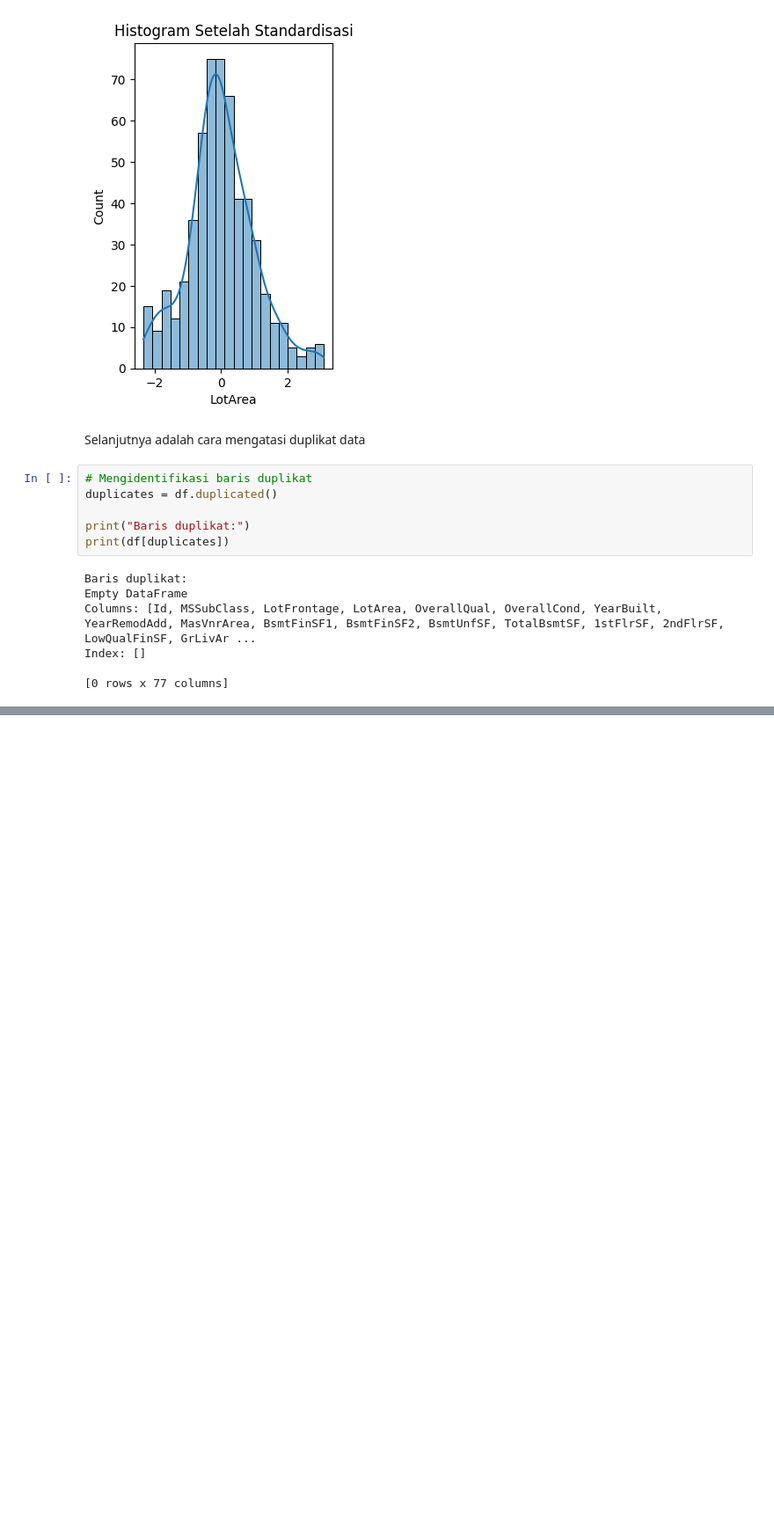
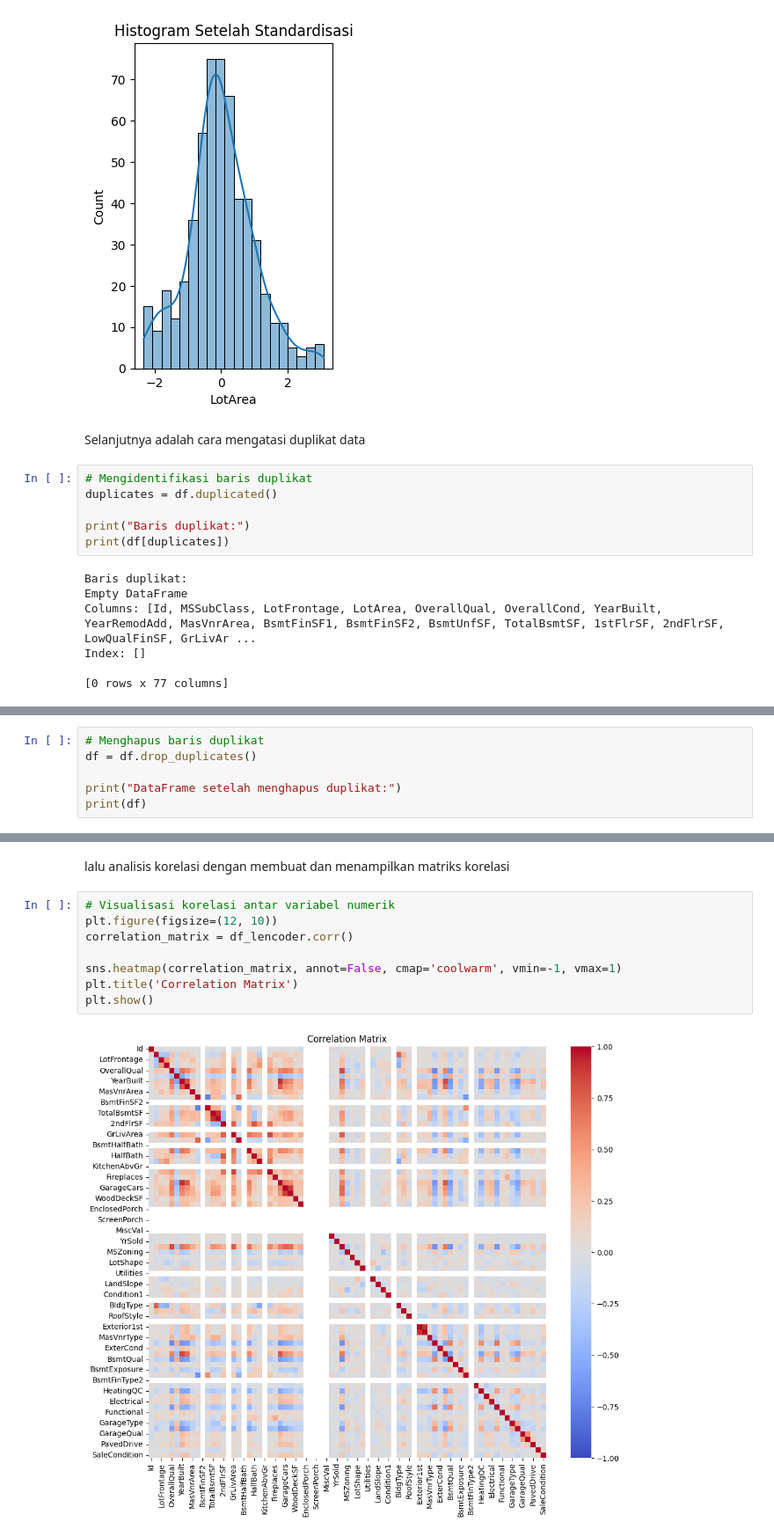
Before and after one commit to ruddypp/Latihan-machine-learning, a Jupyter notebook: Latihan_Machine_Learning_Workflow.ipynb, the cells around one changed output, grey strips where cells are left out. Shown at 88% size. Cells and saved outputs as stored; diff of their text form; blank space fills up the shorter version.

```diff
--- a/Latihan_Machine_Learning_Workflow.ipynb
+++ b/Latihan_Machine_Learning_Workflow.ipynb
@@ -260,0 +261,6 @@ LANJUT DI DUPLIKASI DATA YA
+# %%
+# Menghapus baris duplikat
+df = df.drop_duplicates()
+
+print("DataFrame setelah menghapus duplikat:")
+print(df)
@@ -260,0 +431,12 @@ LANJUT DI DUPLIKASI DATA YA
+# %% [markdown]
+lalu analisis korelasi dengan membuat dan menampilkan matriks korelasi
+# %%
+# Visualisasi korelasi antar variabel numerik
+plt.figure(figsize=(12, 10))
+correlation_matrix = df_lencoder.corr()
+
+sns.heatmap(correlation_matrix, annot=False, cmap='coolwarm', vmin=-1, vmax=1)
+plt.title('Correlation Matrix')
+plt.show()
+# %% [output]
+[figure, added]
```
Also changed, not shown: parts of 29 cells of this notebook.
